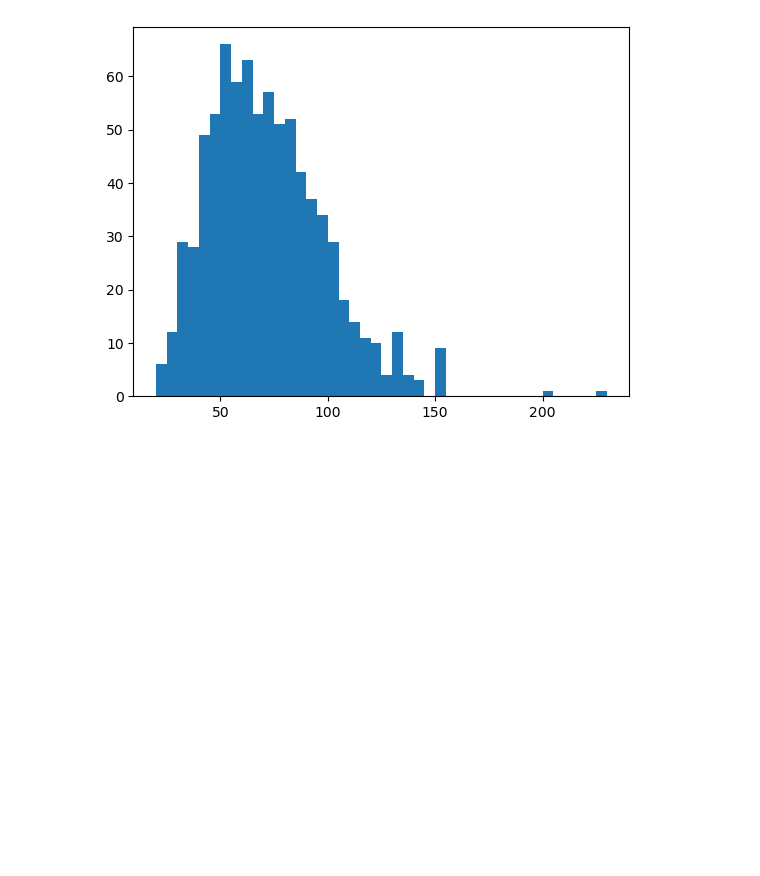
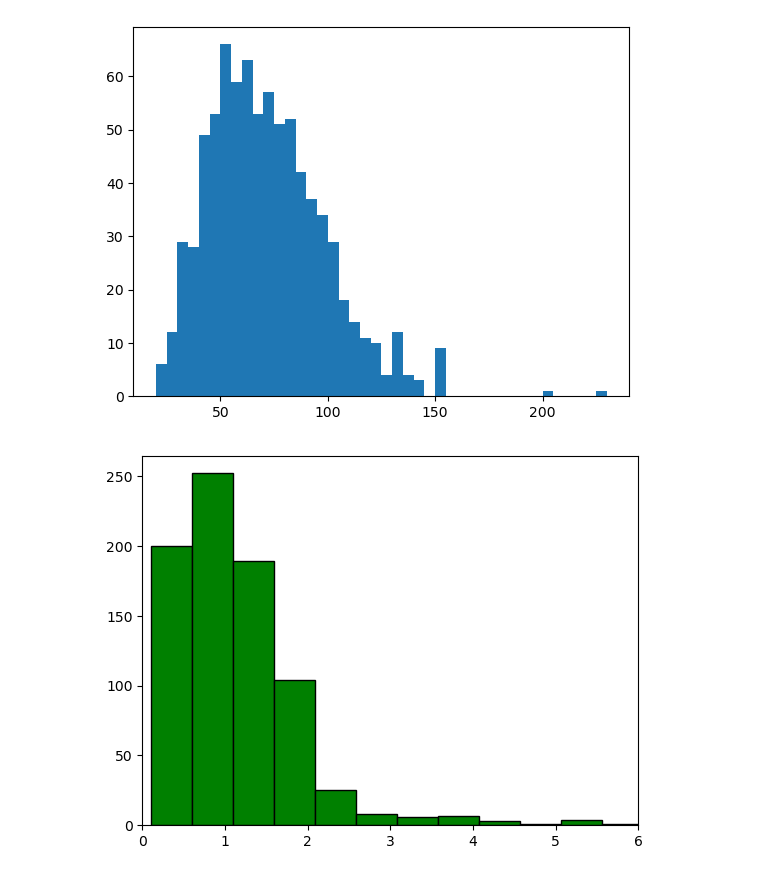
Before and after one commit to charlesbeacham/pyplots, a Jupyter notebook: Histogram_Practice.ipynb, the cells around one changed output. Saved outputs shown, nothing was run; the diff lists cells and outputs as text; code cells hidden in the pictures; blank space fills up the shorter version.

Commit message:
hist practice

```diff
--- a/Histogram_Practice.ipynb
+++ b/Histogram_Practice.ipynb
@@ -59,3 +59,14 @@ histogram_solution_1()
 # %% [output]
 I've used matplotlib's hist function to plot the data. I have also used numpy's arange function to set the bin edges. A bin size of 5 hits the main cut points, revealing a smooth, but skewed curves. A ...
 [figure]
+# %%
+# histogram example with axis limits
+plt.hist(pokemon['height'],
+         bins = 'sqrt',
+         edgecolor = 'black',
+         color = 'green'
+        );
+
+plt.xlim((0,6));
+# %% [output]
+[figure, added]
```
Also changed, not shown: parts of 1 cell of this notebook.
